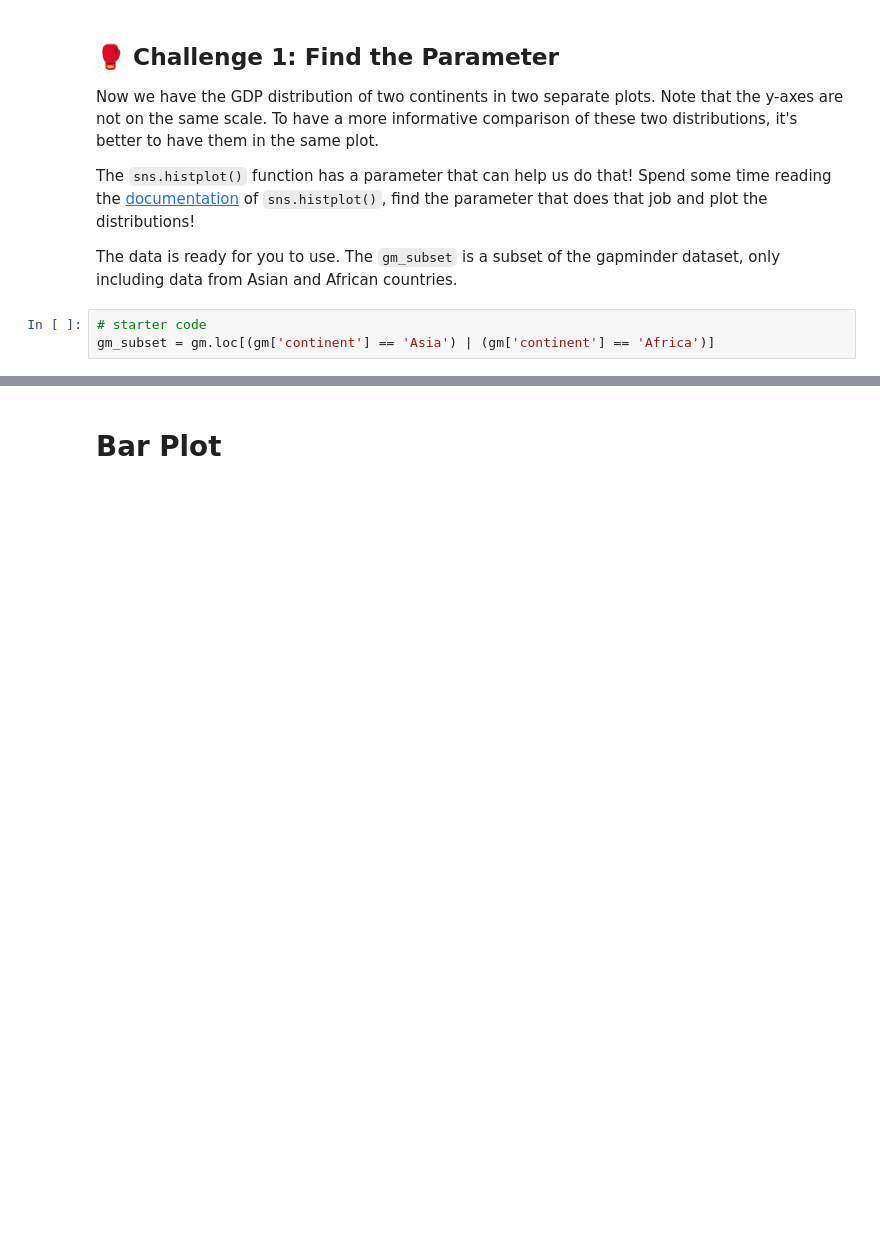
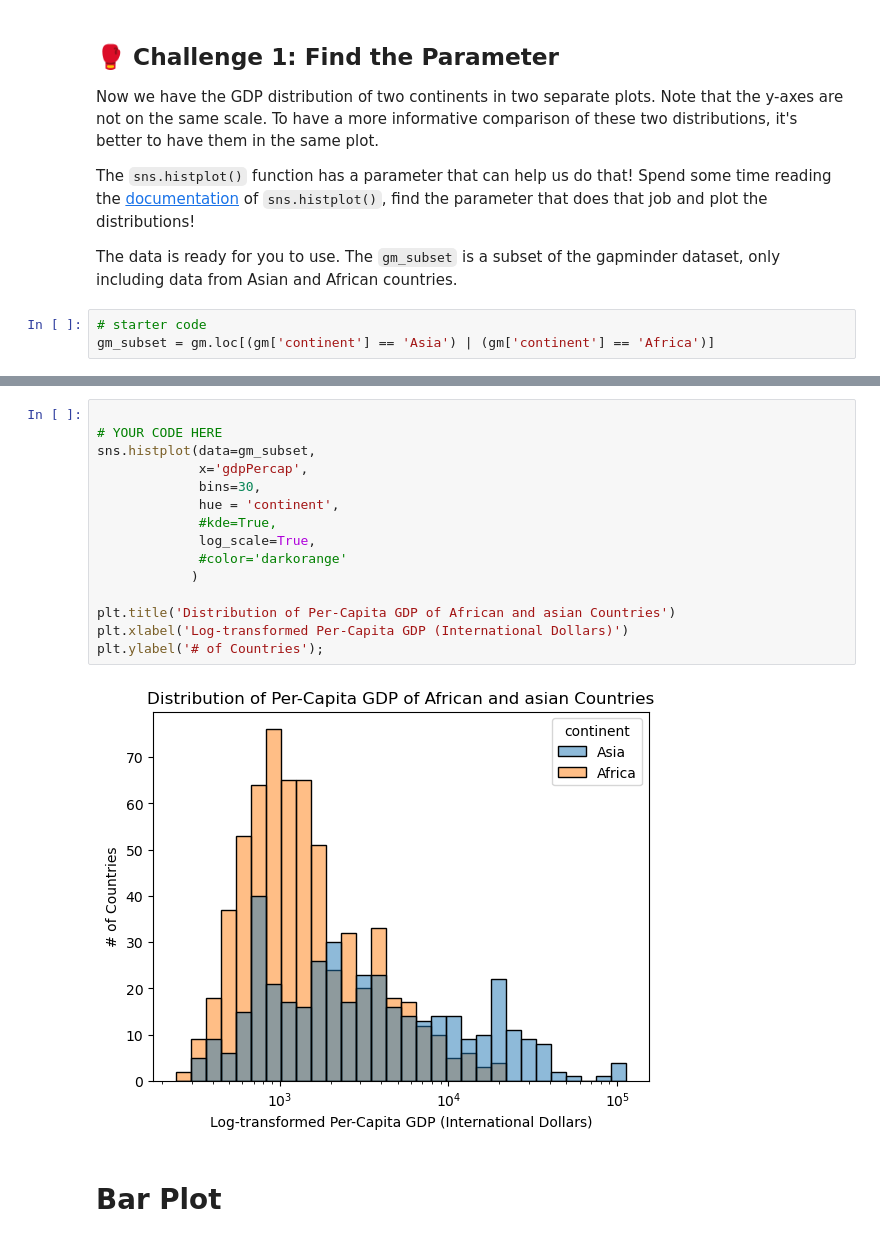
Before and after one commit to annitodd/Python-Data-Visualization, a Jupyter notebook: lessons/01_python_data_visualization.ipynb, the cells around one changed output, grey strips where cells are left out. Cells and saved outputs as stored; diff of their text form; blank space fills up the shorter version.

```diff
--- a/lessons/01_python_data_visualization.ipynb
+++ b/lessons/01_python_data_visualization.ipynb
@@ -346,3 +344,20 @@ gm_subset = gm.loc[(gm['continent'] == 'Asia') | (gm['continent'] == 'Africa')]
+# %%
+
+# YOUR CODE HERE
+sns.histplot(data=gm_subset,
+             x='gdpPercap',
+             bins=30,
+             hue = 'continent',
+             #kde=True,
+             log_scale=True,
+             #color='darkorange'
+            )
+
+plt.title('Distribution of Per-Capita GDP of African and asian Countries')
+plt.xlabel('Log-transformed Per-Capita GDP (International Dollars)')
+plt.ylabel('# of Countries');
+# %% [output]
+[figure, added]
 # %% [markdown]
 <a id='section4'></a>
 
```
Also changed, not shown: parts of 14 cells of this notebook.
